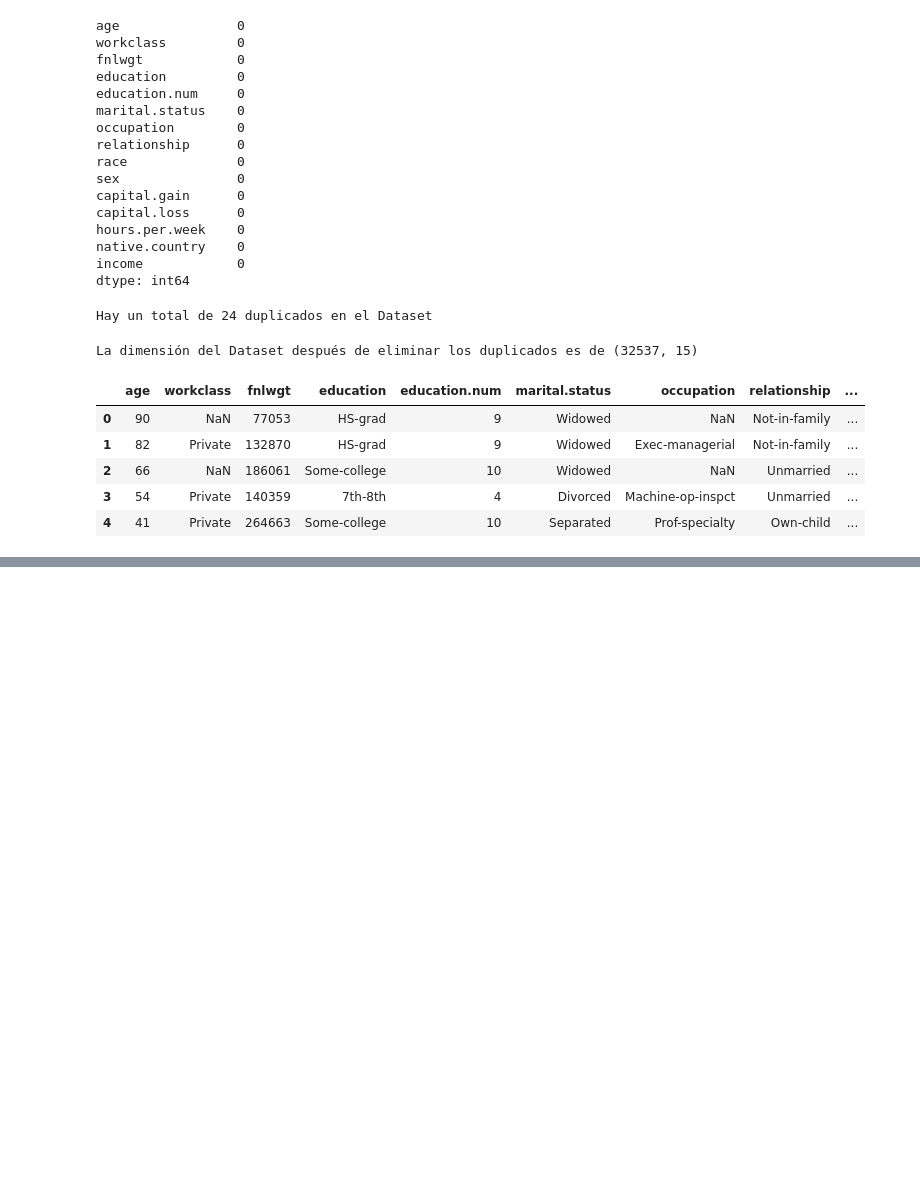
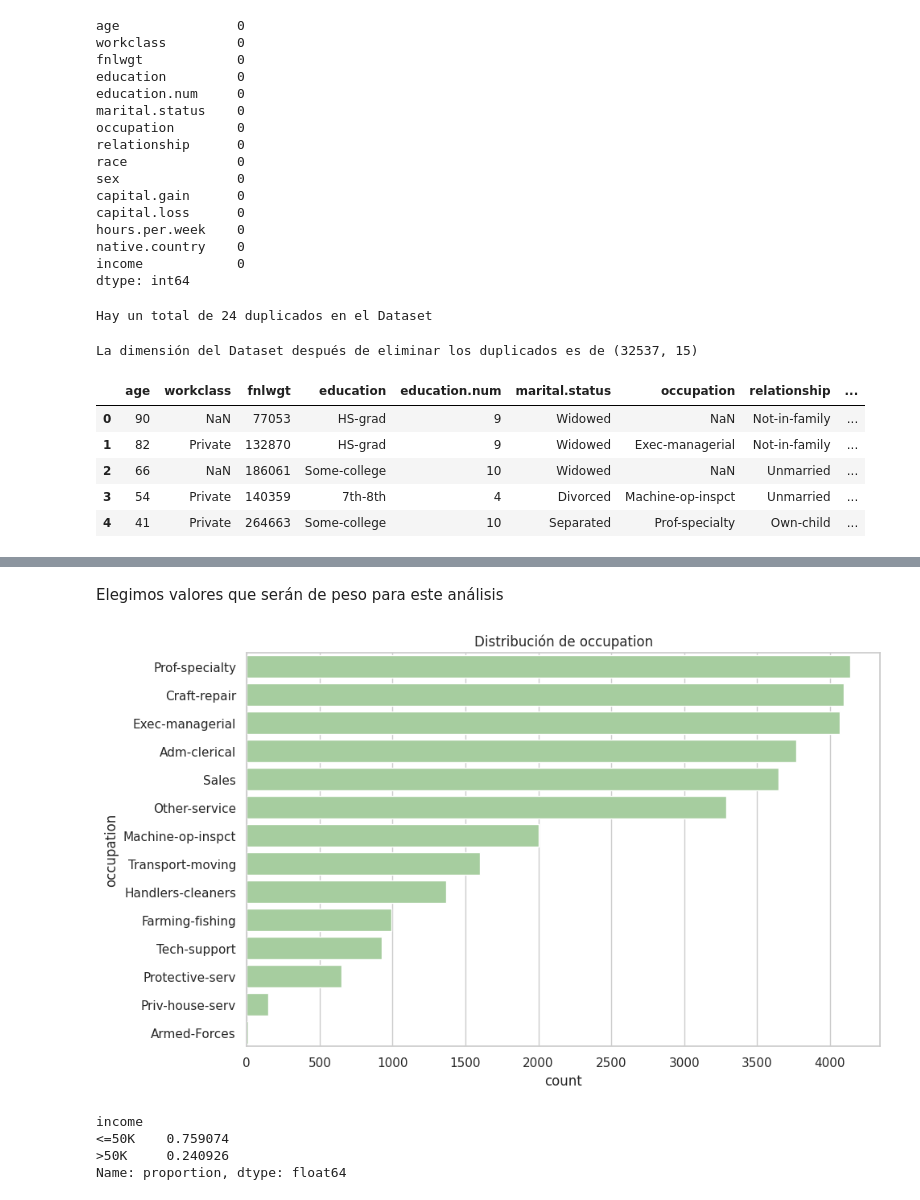
Before and after one commit to 4GeeksAcademy/Leonel_Ponce_Tu_futuro_seg-n_la_Data, a Jupyter notebook: src/explore.ipynb, the cells around one changed output, grey strips where cells are left out. Cells and saved outputs as stored; diff of their text form; code cells hidden in the pictures; blank space fills up the shorter version.

```diff
--- a/src/explore.ipynb
+++ b/src/explore.ipynb
@@ -128,0 +180,21 @@ dtype: int64
+# %% [markdown]
+Elegimos valores que serán de peso para este análisis
+# %%
+plt.figure(figsize=(10, 6))
+
+order = df["occupation"].value_counts().index
+sns.countplot(data=df, y="occupation", order=order, color="#a1d498")
+
+plt.title("Distribución de occupation")
+plt.tight_layout()
+plt.show()
+# %% [output]
+[figure, added]
+# %%
+#Sacamos una visualización de "income"
+df["income"].value_counts(normalize=True)
+# %% [output]
+income
+<=50K    0.759074
+>50K     0.240926
+Name: proportion, dtype: float64
```
Also changed, not shown: parts of 19 cells of this notebook.
